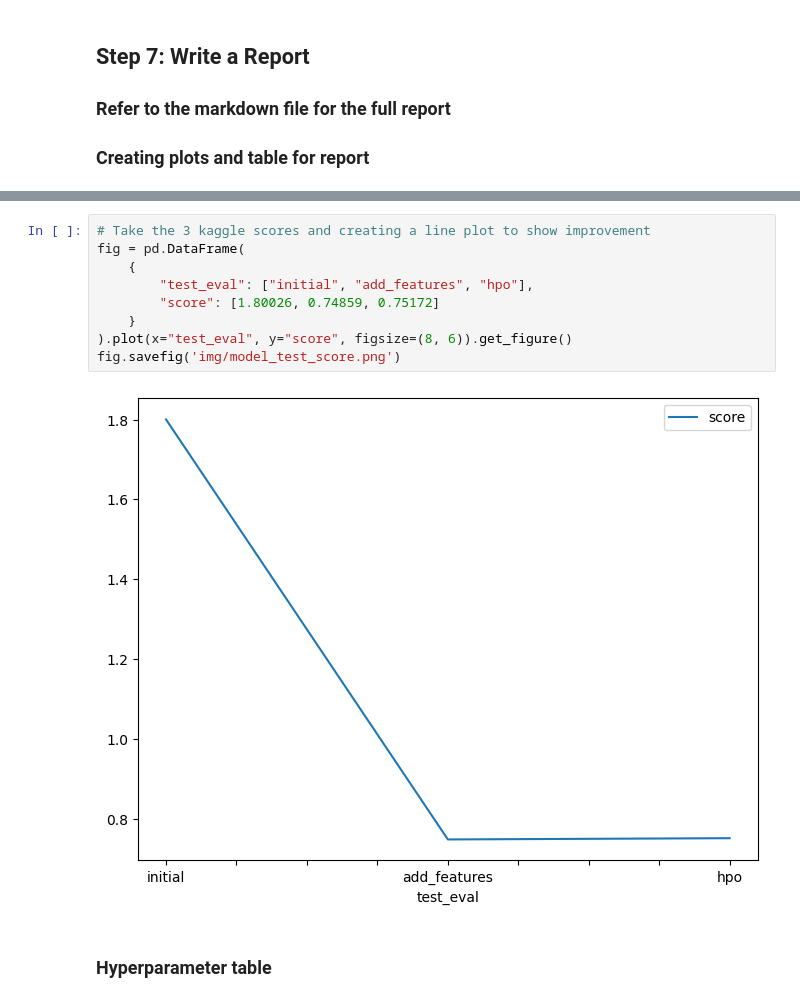
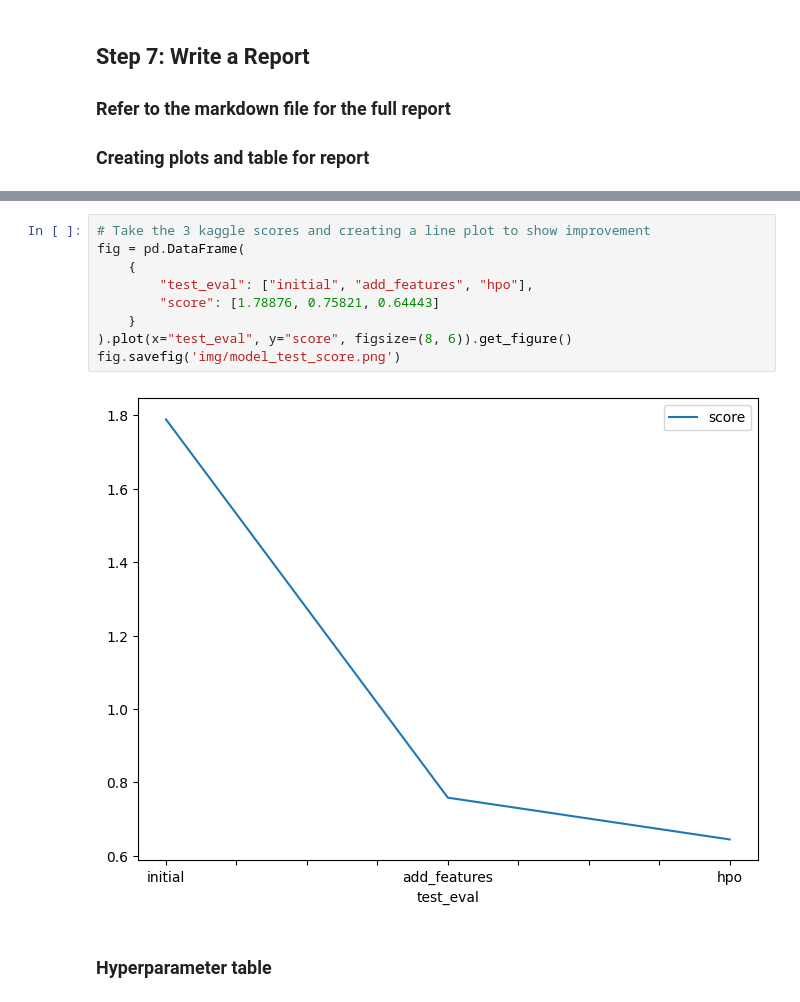
Before and after one commit to espinoza/cd0385-project-starter, a Jupyter notebook: project/project-template.ipynb, the cells around one changed output, grey strips where cells are left out. Drawn from its saved outputs; the diff is of its cells as text.

```diff
--- a/project/project-template.ipynb
+++ b/project/project-template.ipynb
@@ -548,14 +554,14 @@ fig.savefig('img/model_train_score.png')
 # %%
 # Take the 3 kaggle scores and creating a line plot to show improvement
 fig = pd.DataFrame(
     {
         "test_eval": ["initial", "add_features", "hpo"],
-        "score": [1.80026, 0.74859, 0.75172]
+        "score": [1.78876, 0.75821, 0.64443]
     }
 ).plot(x="test_eval", y="score", figsize=(8, 6)).get_figure()
 fig.savefig('img/model_test_score.png')
 # %% [output]
-[figure, old version]
+[figure, new version]
 # %% [markdown]
 ### Hyperparameter table
 # %%
```
Also changed, not shown: parts of 18 cells of this notebook, 4 other files.
